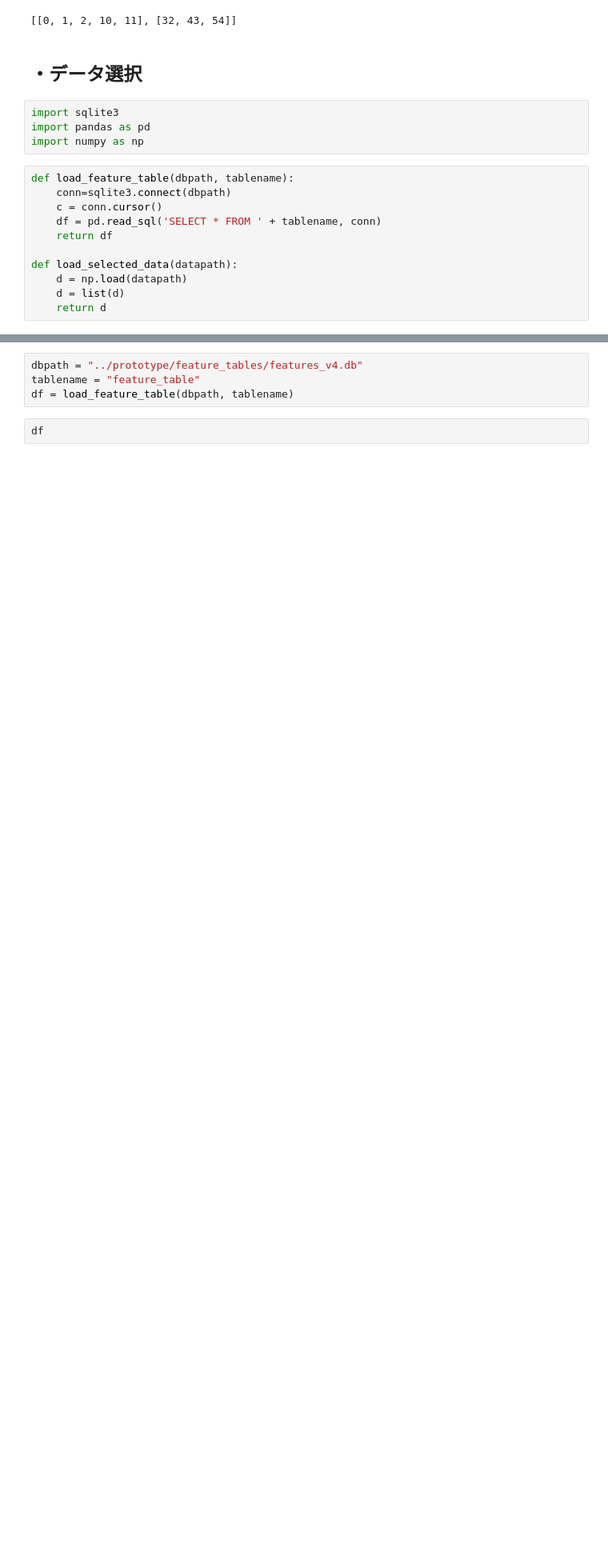
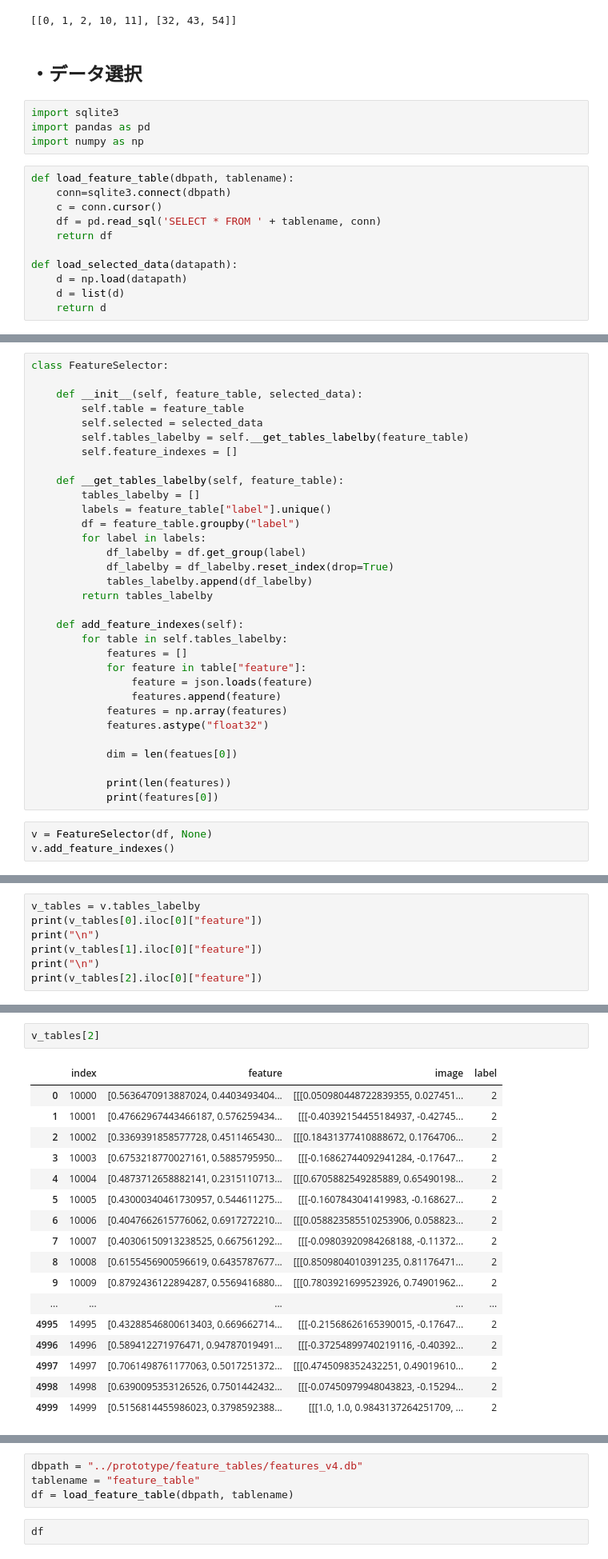
Before and after one commit to takitaki7474/m2-research-prototype, a Jupyter notebook: notebook/feature_selection_with_faiss.ipynb, the cells around one changed output, grey strips where cells are left out. Shown: that part at 80% size. Saved outputs shown, nothing was run; the diff lists cells and outputs as text; blank space fills up the shorter version.

Commit message:
Add research to store faiss index in array

```diff
--- a/notebook/feature_selection_with_faiss.ipynb
+++ b/notebook/feature_selection_with_faiss.ipynb
@@ -122,0 +117,35 @@ class FeatureSelector:
+# %%
+class FeatureSelector:
+
+    def __init__(self, feature_table, selected_data):
+        self.table = feature_table
+        self.selected = selected_data
+        self.tables_labelby = self.__get_tables_labelby(feature_table)
+        self.feature_indexes = []
+
+    def __get_tables_labelby(self, feature_table):
+        tables_labelby = []
+        labels = feature_table["label"].unique()
+        df = feature_table.groupby("label")
+        for label in labels:
+            df_labelby = df.get_group(label)
+            df_labelby = df_labelby.reset_index(drop=True)
+            tables_labelby.append(df_labelby)
+        return tables_labelby
+
+    def add_feature_indexes(self):
+        for table in self.tables_labelby:
+            features = []
+            for feature in table["feature"]:
+                feature = json.loads(feature)
+                features.append(feature)
+            features = np.array(features)
+            features.astype("float32")
+
+            dim = len(featues[0])
+
+            print(len(features))
+            print(features[0])
+# %%
+v = FeatureSelector(df, None)
+v.add_feature_indexes()
@@ -122,0 +170,7 @@ class FeatureSelector:
+# %%
+v_tables = v.tables_labelby
+print(v_tables[0].iloc[0]["feature"])
+print("\n")
+print(v_tables[1].iloc[0]["feature"])
+print("\n")
+print(v_tables[2].iloc[0]["feature"])
@@ -122,0 +185,20 @@ class FeatureSelector:
+# %%
+v_tables[2]
+# %% [output]
+|  | index | feature | image | label |
+| 0 | 10000 | [0.5636470913887024, 0.4403493404... | [[[0.050980448722839355, 0.027451... | 2 |
+| 1 | 10001 | [0.47662967443466187, 0.576259434... | [[[-0.40392154455184937, -0.42745... | 2 |
+| 2 | 10002 | [0.3369391858577728, 0.4511465430... | [[[0.18431377410888672, 0.1764706... | 2 |
+| 3 | 10003 | [0.6753218770027161, 0.5885795950... | [[[-0.16862744092941284, -0.17647... | 2 |
+| 4 | 10004 | [0.4873712658882141, 0.2315110713... | [[[0.6705882549285889, 0.65490198... | 2 |
+| 5 | 10005 | [0.43000340461730957, 0.544611275... | [[[-0.1607843041419983, -0.168627... | 2 |
+| 6 | 10006 | [0.4047662615776062, 0.6917272210... | [[[0.058823585510253906, 0.058823... | 2 |
+| 7 | 10007 | [0.40306150913238525, 0.667561292... | [[[-0.09803920984268188, -0.11372... | 2 |
+| 8 | 10008 | [0.6155456900596619, 0.6435787677... | [[[0.8509804010391235, 0.81176471... | 2 |
+| 9 | 10009 | [0.8792436122894287, 0.5569416880... | [[[0.7803921699523926, 0.74901962... | 2 |
+| ... | ... | ... | ... | ... |
+| 4995 | 14995 | [0.43288546800613403, 0.669662714... | [[[-0.21568626165390015, -0.17647... | 2 |
+| 4996 | 14996 | [0.589412271976471, 0.94787019491... | [[[-0.37254899740219116, -0.40392... | 2 |
+| 4997 | 14997 | [0.7061498761177063, 0.5017251372... | [[[0.4745098352432251, 0.49019610... | 2 |
+| 4998 | 14998 | [0.6390095353126526, 0.7501442432... | [[[-0.07450979948043823, -0.15294... | 2 |
+| 4999 | 14999 | [0.5156814455986023, 0.3798592388... | [[[1.0, 1.0, 0.9843137264251709, ... | 2 |
```
Also changed, not shown: parts of 26 cells of this notebook.
